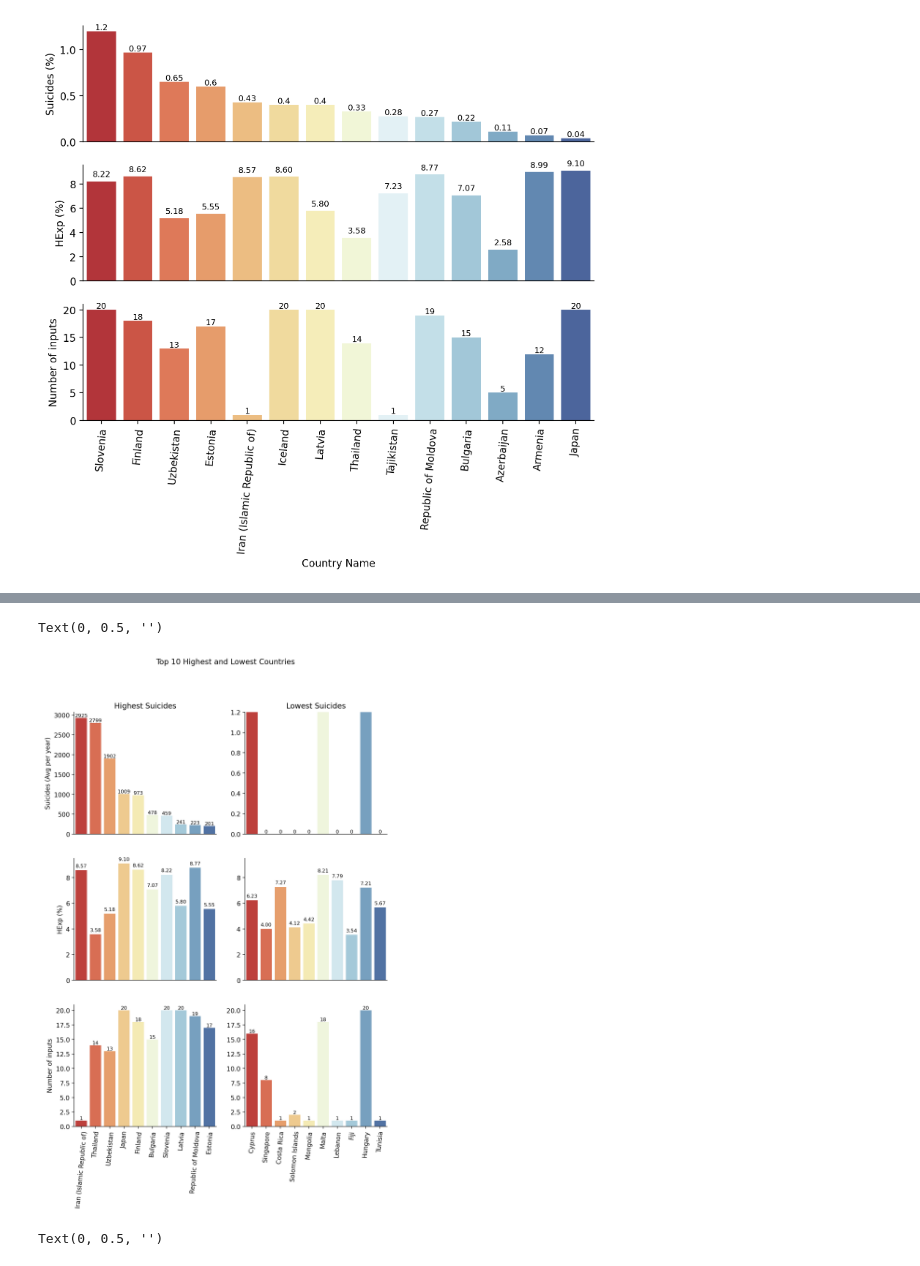
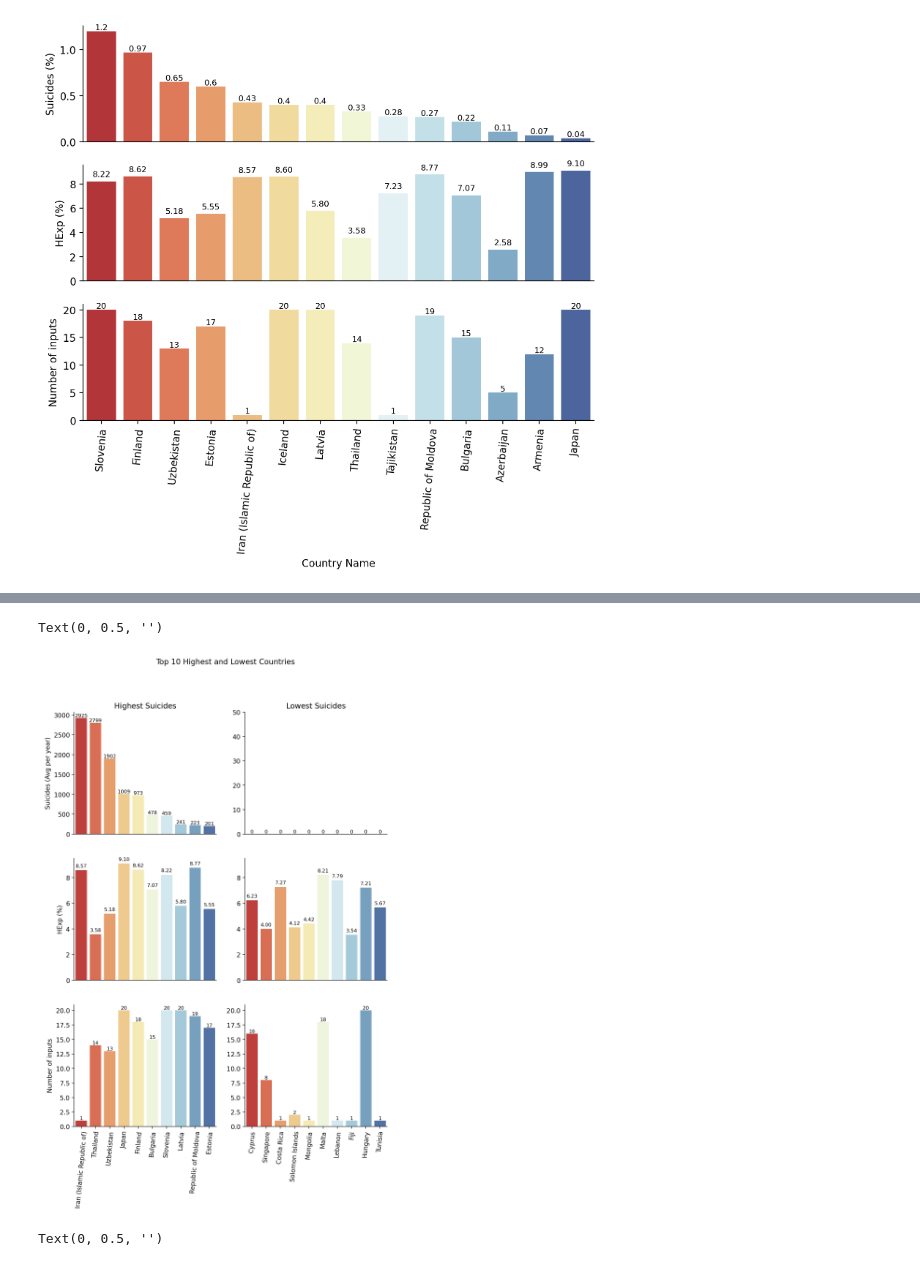
Before and after one commit to erickbezerra/VScode, a Jupyter notebook: Projects/DBexploring/WHO_MHE/WHO_MHExp_and_Deaths.ipynb, the cells around one changed output, grey strips where cells are left out. Saved outputs shown, nothing was run; the diff lists cells and outputs as text; code cells hidden in the pictures.

```diff
--- a/Projects/DBexploring/WHO_MHE/WHO_MHExp_and_Deaths.ipynb
+++ b/Projects/DBexploring/WHO_MHE/WHO_MHExp_and_Deaths.ipynb
@@ -444,36 +464,36 @@ axes[2,0].spines['right'].set_visible(False)
 axes[2,0].spines['top'].set_visible(False)
 axes[2,0].set_xlabel('')
 axes[2,0].set_ylabel('Number of inputs')
 
-sns.barplot(data=data_selected_bottom10, x="Country_Name", y="Deaths_Suicides", errorbar=None, palette=("RdYlBu"), ax=axes[0,1])
+sns.barplot(data=data_selected_bottom10, x="Country_Name", y="Deaths_Suicides_Average", errorbar=None, palette=("RdYlBu"), ax=axes[0,1])
 axes[0,1].set_title('Lowest Suicides')
 axes[0,1].spines['right'].set_visible(False)
 axes[0,1].spines['top'].set_visible(False)
 axes[0,1].tick_params(axis='x', colors="w")
-axes[0,1].set(ylim=(0, 1.2))
+axes[0,1].set(ylim=(0, 50)) # Set the range of y-axis
 axes[0,1].bar_label(axes[0,1].containers[0], size=8) #, fmt='%.2f%%', padding=3)
 axes[0,1].set_xlabel('')
 axes[0,1].set_ylabel('')
 
 sns.barplot(data=data_selected_bottom10, x="Country_Name", y="HExp_Pctage_Y", errorbar=None, palette=("RdYlBu"), ax=axes[1,1])
 axes[1,1].spines['right'].set_visible(False)
 axes[1,1].spines['top'].set_visible(False)
 axes[1,1].tick_params(axis='x', colors='w')
 axes[1,1].set(ylim=(0.0, 9.5))
 axes[1,1].bar_label(axes[1,1].containers[0], size=8, fmt='%.2f', padding=3)
 axes[1,1].set_xlabel('')
 axes[1,1].set_ylabel('')
 
 sns.barplot(data=data_selected_bottom10, x='Country_Name', y='Count', errorbar=None, palette=("RdYlBu"), ax=axes[2,1])
 axes[2,1].tick_params(axis='x', rotation=85)
 axes[2,1].bar_label(axes[2,1].containers[0], size=8)
 axes[2,1].spines['right'].set_visible(False)
 axes[2,1].spines['top'].set_visible(False)
 axes[2,1].set_xlabel('')
 axes[2,1].set_ylabel('')
 # %% [output]
 Text(0, 0.5, '')
-[figure, old version]
+[figure, new version]
 # %%
 fig, axes = plt.subplots(2, 2, figsize=[9,12]) # sharex=True) sharex and sharey are used to share one or both axes between the charts
 fig.suptitle('Top 10 Highest Countries') # Main Title
```
Also changed, not shown: parts of 3 cells of this notebook.
